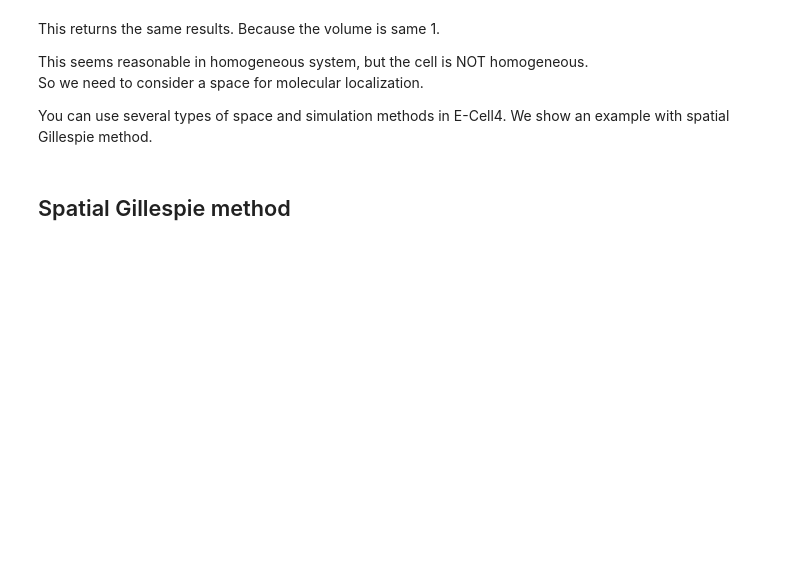
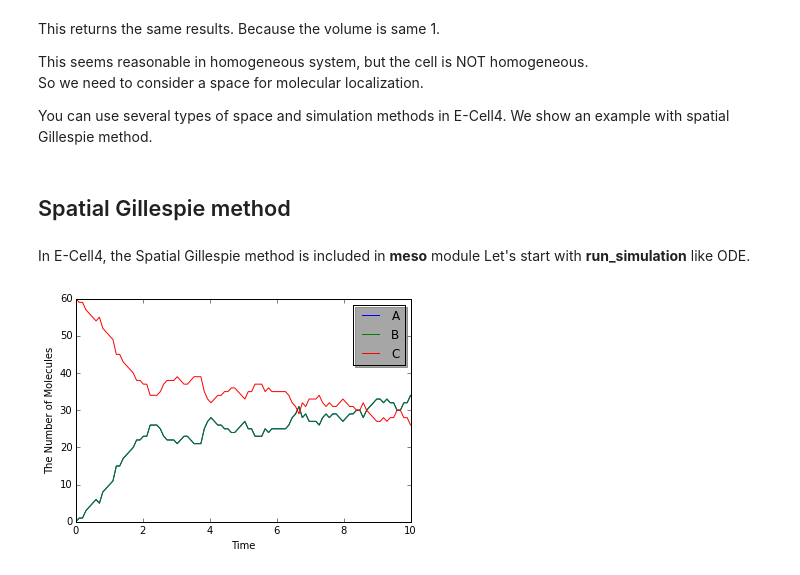
Before and after one commit to ecell/ecell4_base, a Jupyter notebook: ipynb/Tutorials/Meso.ipynb, the cells around one changed output. Cells and saved outputs as stored; diff of their text form; code cells hidden in the pictures; blank space fills up the shorter version.

Commit message:
add a section "Spatial Gillespie method"

```diff
--- a/ipynb/Tutorials/Meso.ipynb
+++ b/ipynb/Tutorials/Meso.ipynb
@@ -26,3 +26,17 @@ You can use several types of space and simulation methods in E-Cell4.
 We show an example with spatial Gillespie method.
 # %% [markdown]
 ## Spatial Gillespie method
+# %% [markdown]
+In E-Cell4, the Spatial Gillespie method is included in **meso** module
+Let's start with **run_simulation** like ODE.
+# %%
+%matplotlib inline
+import numpy
+from ecell4 import *
+
+with reaction_rules():
+    A + B == C | (0.01, 0.3)
+
+y = run_simulation(numpy.linspace(0, 10, 100), {'C': 60}, solver='meso')
+# %% [output]
+[figure, added]
```
Also changed, not shown: parts of 6 cells of this notebook.
